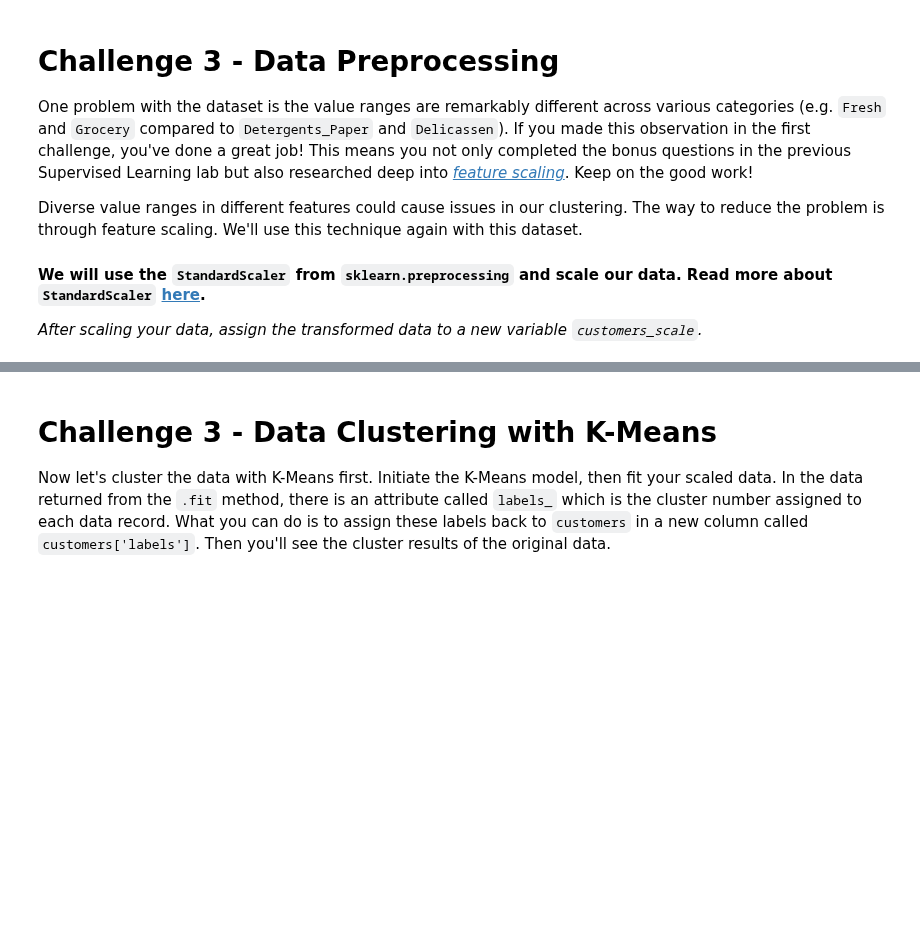
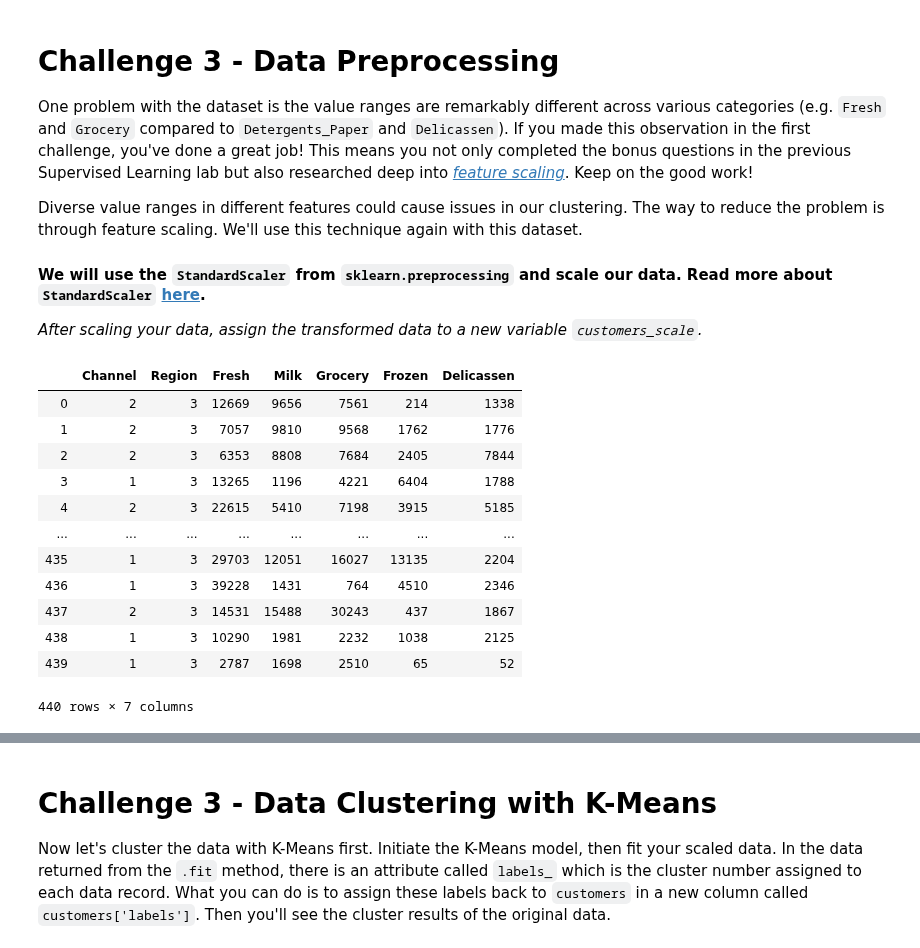
Before and after one commit to ironhack-labs/data-labs, a Jupyter notebook: module-3/lab-unsupervised-learning/your-code/main.ipynb, the cells around one changed output, grey strips where cells are left out. Drawn from its saved outputs; the diff is of its cells as text; code cells hidden in the pictures; blank space fills up the shorter version.

```diff
--- a/module-3/lab-unsupervised-learning/your-code/main.ipynb
+++ b/module-3/lab-unsupervised-learning/your-code/main.ipynb
@@ -64,0 +226,16 @@ from sklearn.preprocessing import StandardScaler
+# %%
+custdf
+# %% [output]
+|  | Channel | Region | Fresh | Milk | Grocery | Frozen | Delicassen |
+| 0 | 2 | 3 | 12669 | 9656 | 7561 | 214 | 1338 |
+| 1 | 2 | 3 | 7057 | 9810 | 9568 | 1762 | 1776 |
+| 2 | 2 | 3 | 6353 | 8808 | 7684 | 2405 | 7844 |
+| 3 | 1 | 3 | 13265 | 1196 | 4221 | 6404 | 1788 |
+| 4 | 2 | 3 | 22615 | 5410 | 7198 | 3915 | 5185 |
+| ... | ... | ... | ... | ... | ... | ... | ... |
+| 435 | 1 | 3 | 29703 | 12051 | 16027 | 13135 | 2204 |
+| 436 | 1 | 3 | 39228 | 1431 | 764 | 4510 | 2346 |
+| 437 | 2 | 3 | 14531 | 15488 | 30243 | 437 | 1867 |
+| 438 | 1 | 3 | 10290 | 1981 | 2232 | 1038 | 2125 |
+| 439 | 1 | 3 | 2787 | 1698 | 2510 | 65 | 52 |
+440 rows × 7 columns
```
Also changed, not shown: parts of 40 cells of this notebook.
